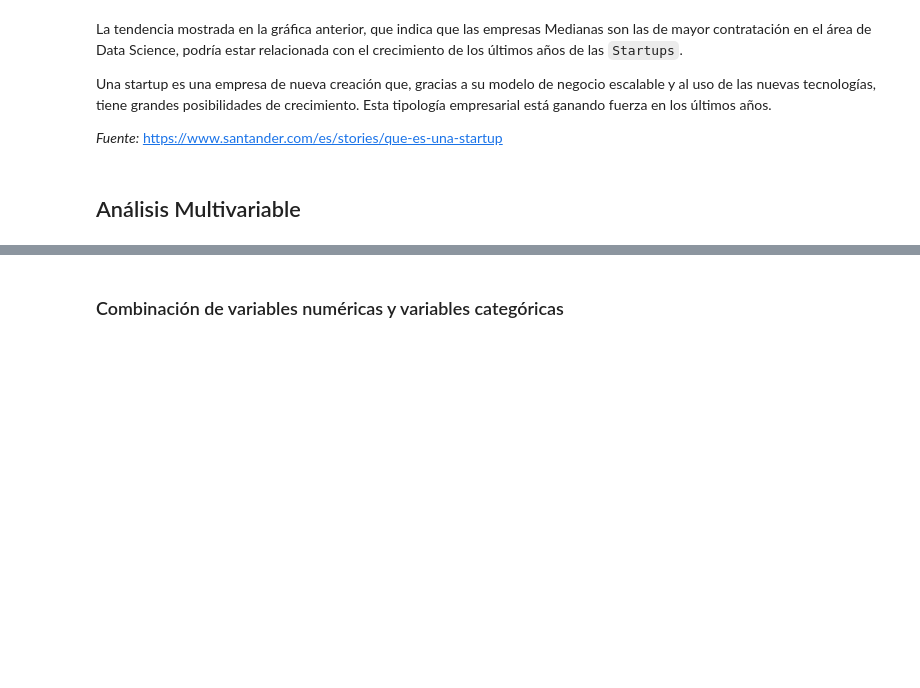
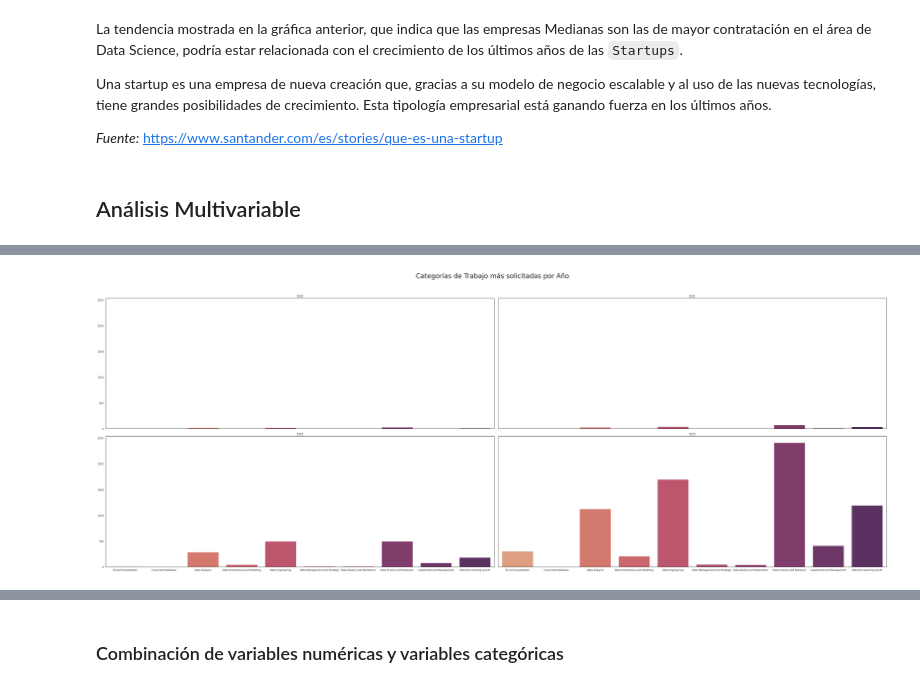
Before and after one commit to paulinavelasquezc/Data-Science-BEDU, a Jupyter notebook: Jobs_and_Salaries_in_Data_Science_BEDU.ipynb, the cells around one changed output, grey strips where cells are left out. Drawn from its saved outputs; the diff is of its cells as text; code cells hidden in the pictures; blank space fills up the shorter version.

```diff
--- a/Jobs_and_Salaries_in_Data_Science_BEDU.ipynb
+++ b/Jobs_and_Salaries_in_Data_Science_BEDU.ipynb
@@ -814,0 +813,3 @@ Parte de Jazz
+# %%
+job_category = pd.crosstab(df['work_year'], [df['job_category']])
+job_category
@@ -814,0 +823,21 @@ Parte de Jazz
+# %%
+fig, axes = plt.subplots(2, 2, figsize=(50, 20), sharex=True, sharey=True)
+
+# Graficar barras para cada Titulo
+sns.barplot(x=job_category.columns, y=job_category.iloc[0], ax=axes[0, 0], hue=job_category.columns, palette="flare", legend=False)
+sns.barplot(x=job_category.columns, y=job_category.iloc[1], ax=axes[0, 1], hue=job_category.columns, palette="flare", legend=False)
+sns.barplot(x=job_category.columns, y=job_category.iloc[2], ax=axes[1, 0], hue=job_category.columns, palette="flare", legend=False)
+sns.barplot(x=job_category.columns, y=job_category.iloc[3], ax=axes[1, 1], hue=job_category.columns, palette="flare", legend=False)
+
+# Anotaciones y Titulos
+axes[0, 0].set(xlabel='', ylabel='', title='2020')
+axes[0, 1].set(xlabel='', ylabel='', title='2021')
+axes[1, 0].set(xlabel='', ylabel='', title='2022')
+axes[1, 1].set(xlabel='', ylabel='', title='2023')
+
+fig.suptitle('Categorías de Trabajo más solicitadas por Año', fontsize=30)
+plt.tight_layout(rect=[0, 0.03, 1, 0.95])
+
+plt.show()
+# %% [output]
+[figure, added]
```
Also changed, not shown: parts of 14 cells of this notebook.
